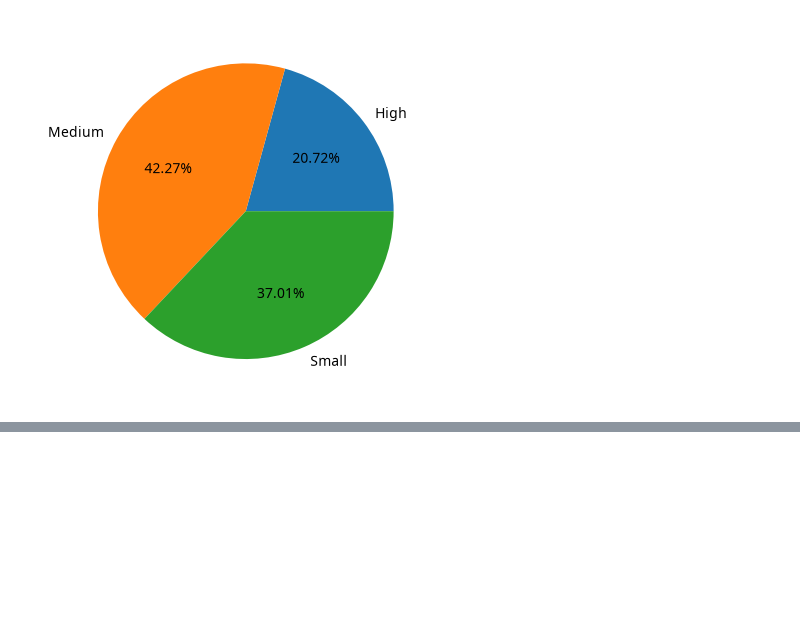
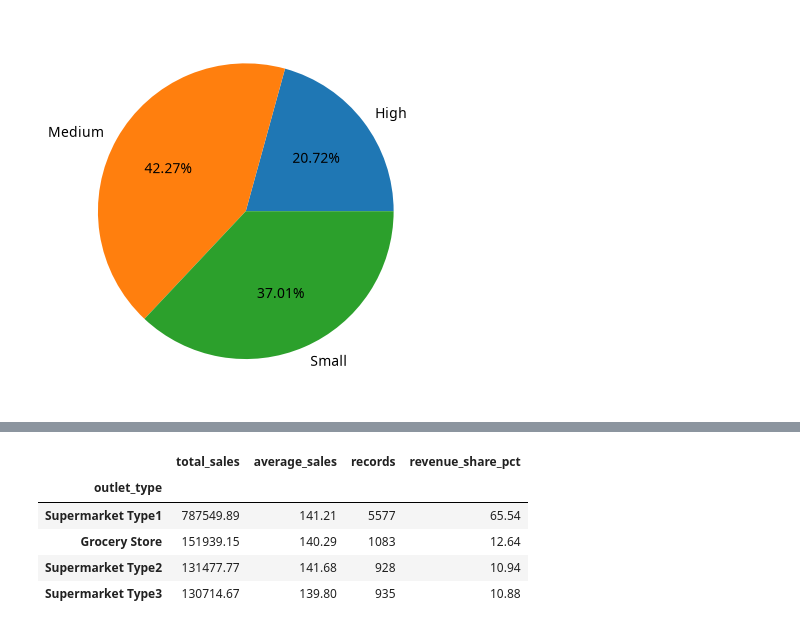
Before and after one commit to Corvus06655/blinkit-sales-analysis, a Jupyter notebook: blinkit-sales-analysis.ipynb, the cells around one changed output, grey strips where cells are left out. Saved outputs shown, nothing was run; the diff lists cells and outputs as text; code cells hidden in the pictures; blank space fills up the shorter version.

```diff
--- a/blinkit-sales-analysis.ipynb
+++ b/blinkit-sales-analysis.ipynb
@@ -199,0 +244,15 @@ plt.show()
+# %%
+outlet_efficiency = (
+    d.groupby('outlet_type')
+     .agg(total_sales=('sales', 'sum'), average_sales=('sales', 'mean'), records=('sales', 'size'))
+     .assign(revenue_share_pct=lambda x: x['total_sales'] / total_sales * 100)
+     .sort_values('total_sales', ascending=False)
+)
+outlet_efficiency.round({'total_sales': 2, 'average_sales': 2, 'revenue_share_pct': 2})
+# %% [output]
+|  | total_sales | average_sales | records | revenue_share_pct |
+| outlet_type |  |  |  |  |
+| Supermarket Type1 | 787549.89 | 141.21 | 5577 | 65.54 |
+| Grocery Store | 151939.15 | 140.29 | 1083 | 12.64 |
+| Supermarket Type2 | 131477.77 | 141.68 | 928 | 10.94 |
+| Supermarket Type3 | 130714.67 | 139.80 | 935 | 10.88 |
```
Also changed, not shown: parts of 20 cells of this notebook, 5 other files.
